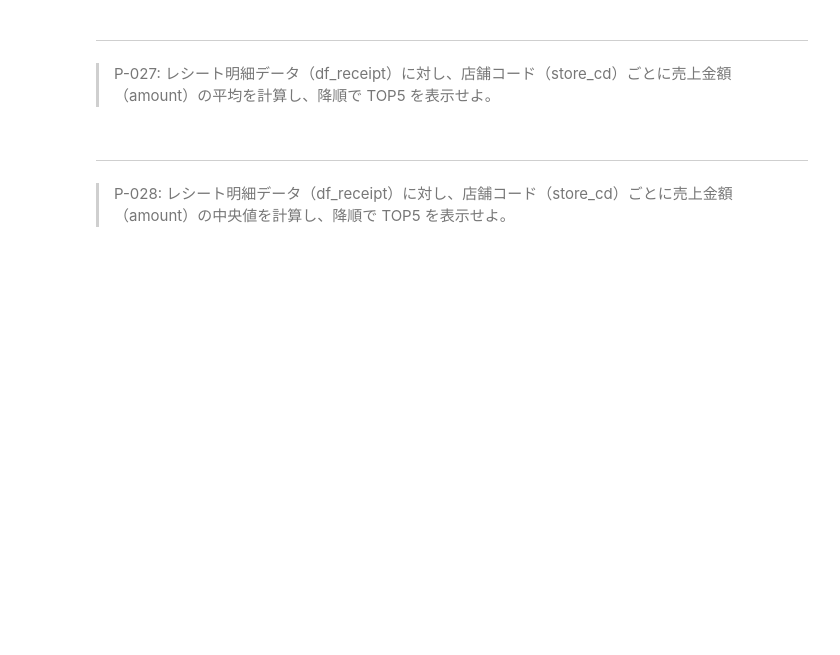
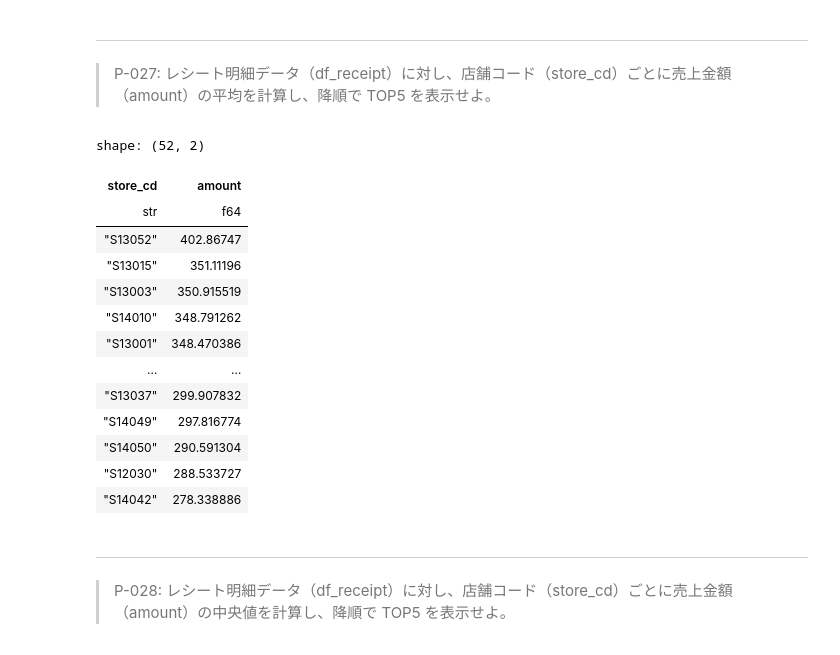
Before and after one commit to NMZ0429/ds_100knocks, a Jupyter notebook: content/100knocks-preprocess/docker/work/preprocess_knock_Python.ipynb, the cells around one changed output. Cells and saved outputs as stored; diff of their text form; code cells hidden in the pictures; blank space fills up the shorter version.

```diff
--- a/content/100knocks-preprocess/docker/work/preprocess_knock_Python.ipynb
+++ b/content/100knocks-preprocess/docker/work/preprocess_knock_Python.ipynb
@@ -583,6 +605,26 @@ shape: (8_307, 2)
 ---
 
 > P-027: レシート明細データ（df_receipt）に対し、店舗コード（store_cd）ごとに売上金額（amount）の平均を計算し、降順で TOP5 を表示せよ。
+# %%
+df_receipt.select(
+    pl.col("store_cd"),
+    pl.col("amount"),
+).group_by(pl.col("store_cd")).mean().sort("amount", descending=True)
+# %% [output]
+shape: (52, 2)
+| store_cd | amount |
+| str | f64 |
+| "S13052" | 402.86747 |
+| "S13015" | 351.11196 |
+| "S13003" | 350.915519 |
+| "S14010" | 348.791262 |
+| "S13001" | 348.470386 |
+| … | … |
+| "S13037" | 299.907832 |
+| "S14049" | 297.816774 |
+| "S14050" | 290.591304 |
+| "S12030" | 288.533727 |
+| "S14042" | 278.338886 |
 # %% [markdown]
 ---
 
```
Also changed, not shown: parts of 7 cells of this notebook.
